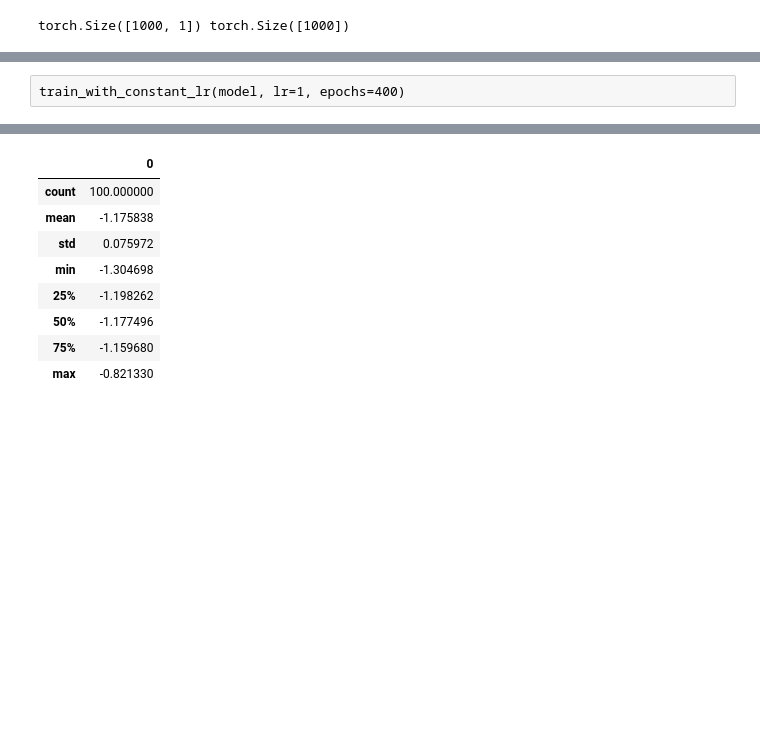
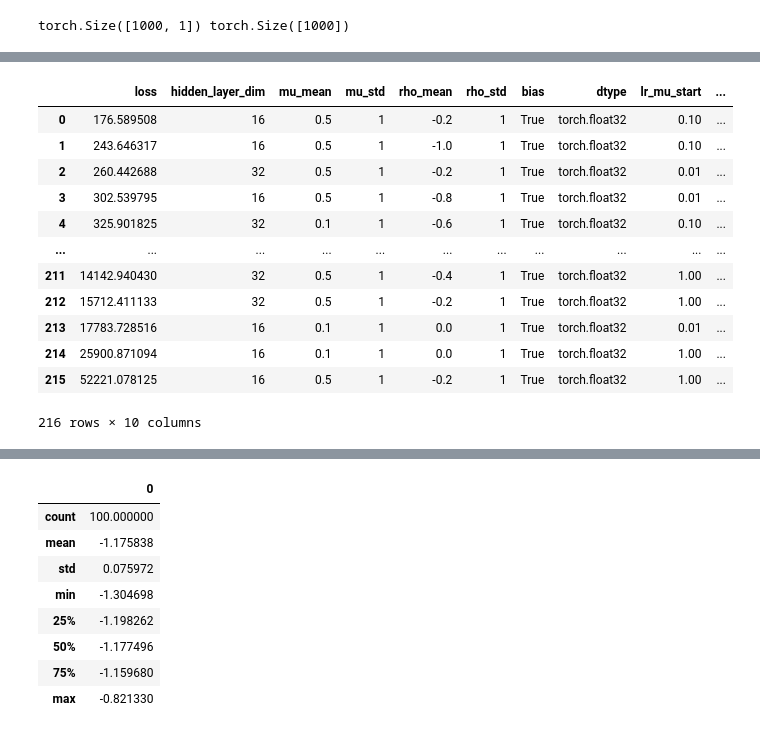
Before and after one commit to LeonardSchuler/time-series-forecasting, a Jupyter notebook: notebooks/006_bayes_by_backpropagation2.ipynb, the cells around one changed output, grey strips where cells are left out. Saved outputs shown, nothing was run; the diff lists cells and outputs as text; code cells hidden in the pictures; blank space fills up the shorter version.

Commit message:
feat: implement different dynamic lr adjustment and simple hyperparameter optimization

```diff
--- a/notebooks/006_bayes_by_backpropagation2.ipynb
+++ b/notebooks/006_bayes_by_backpropagation2.ipynb
@@ -575,2 +490,50 @@ Loss: 1766.3125| nll: 175.06695556640625| kl: 1602.597412109375 (weight: 0.99) =
-# %% [raw]
-train_with_constant_lr(model, lr=1, epochs=400)
+# %%
+from tqdm.contrib.itertools import product
+# hyperparameter tuning init
+hidden_layer_dims = (16, 32)
+rho_means = np.linspace(-1,0,6)
+rho_stds = (1,)
+mu_means = (0.1,0.5)
+mu_stds = (1,)
+biases = (True,)
+dtypes = (torch.float32,)
+lrs_mu_start = (1, 0.1, 0.01)
+lrs_rho_start = (1, 0.1, 0.01)
+
+num_input_features = 1
+num_output_features = 1
+epochs = 30
+
+def tune(hidden_layer_dims, mu_means, mu_stds, rho_means, rho_stds, biases, dtypes, lrs_mu_start, lrs_rho_start, num_input_features, num_output_features, epochs):
+    device = "cuda" if torch.cuda.is_available() else "cpu"
+    params = []
+
+    for hidden_layer_dim, mu_mean, mu_std, rho_mean, rho_std, bias, dtype, lr_mu_start, lr_rho_start in product(hidden_layer_dims, mu_means, mu_stds, rho_means, rho_stds, biases, dtypes, lrs_mu_start, lrs_rho_start):
+        #print(f"w_ij ~ N({mu_mean:.2f}, {rho_mean:.2f})")
+        model = BayesNetwork(
+            num_input_features, num_output_features, hidden_layer_dim=hidden_layer_dim, mu_mean=mu_mean, mu_std=mu_std, rho_mean=rho_mean, rho_std=rho_std, device=device, bias=bias, dtype=dtype
+        )
+        train_with_lr_reducer(model, epochs, lr_mu_start=lr_mu_start, lr_rho_start=lr_rho_start, plot=False, verbose=False, warmup_epochs=2)
+        y_hat, w = model(X_torch)
+        loss = loss_fn(y_hat, y_torch, w, model.mu, model.rho)
+        loss = loss.detach().to(device='cpu').item()
+        params.append({"loss": loss, "hidden_layer_dim": hidden_layer_dim, "mu_mean": mu_mean, "mu_std": mu_std, "rho_mean": rho_mean, "rho_std": rho_std, "bias": bias, "dtype": dtype, "lr_mu_start": lr_mu_start, "lr_rho_start": lr_rho_start})
+    return params
+
+parameters = tune(hidden_layer_dims, mu_means, mu_stds, rho_means, rho_stds, biases, dtypes, lrs_mu_start, lrs_rho_start, num_input_features, num_output_features, epochs)
+parameters = pd.DataFrame(parameters).sort_values("loss", ascending=True).reset_index(drop=True)
+parameters
+# %% [output]
+|  | loss | hidden_layer_dim | mu_mean | mu_std | rho_mean | rho_std | bias | dtype | lr_mu_start | ... |
+| 0 | 176.589508 | 16 | 0.5 | 1 | -0.2 | 1 | True | torch.float32 | 0.10 | ... |
+| 1 | 243.646317 | 16 | 0.5 | 1 | -1.0 | 1 | True | torch.float32 | 0.10 | ... |
+| 2 | 260.442688 | 32 | 0.5 | 1 | -0.2 | 1 | True | torch.float32 | 0.01 | ... |
+| 3 | 302.539795 | 16 | 0.5 | 1 | -0.8 | 1 | True | torch.float32 | 0.01 | ... |
+| 4 | 325.901825 | 32 | 0.1 | 1 | -0.6 | 1 | True | torch.float32 | 0.10 | ... |
+| ... | ... | ... | ... | ... | ... | ... | ... | ... | ... | ... |
+| 211 | 14142.940430 | 32 | 0.5 | 1 | -0.4 | 1 | True | torch.float32 | 1.00 | ... |
+| 212 | 15712.411133 | 32 | 0.5 | 1 | -0.2 | 1 | True | torch.float32 | 1.00 | ... |
+| 213 | 17783.728516 | 16 | 0.1 | 1 | 0.0 | 1 | True | torch.float32 | 0.01 | ... |
+| 214 | 25900.871094 | 16 | 0.1 | 1 | 0.0 | 1 | True | torch.float32 | 1.00 | ... |
+| 215 | 52221.078125 | 16 | 0.5 | 1 | -0.2 | 1 | True | torch.float32 | 1.00 | ... |
+216 rows × 10 columns
```
Also changed, not shown: parts of 11 cells of this notebook, 2 other files.
